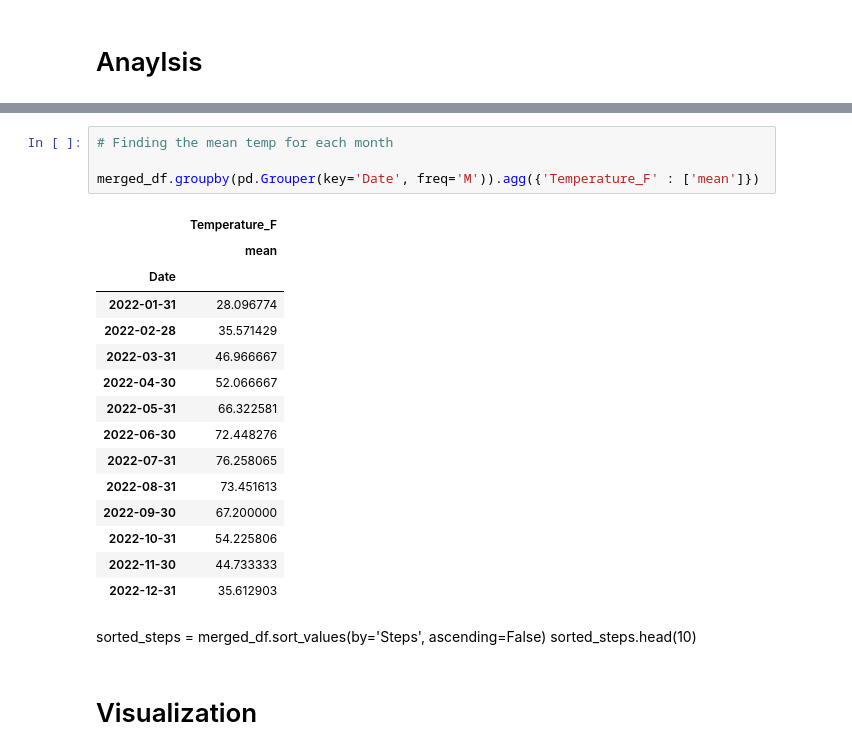
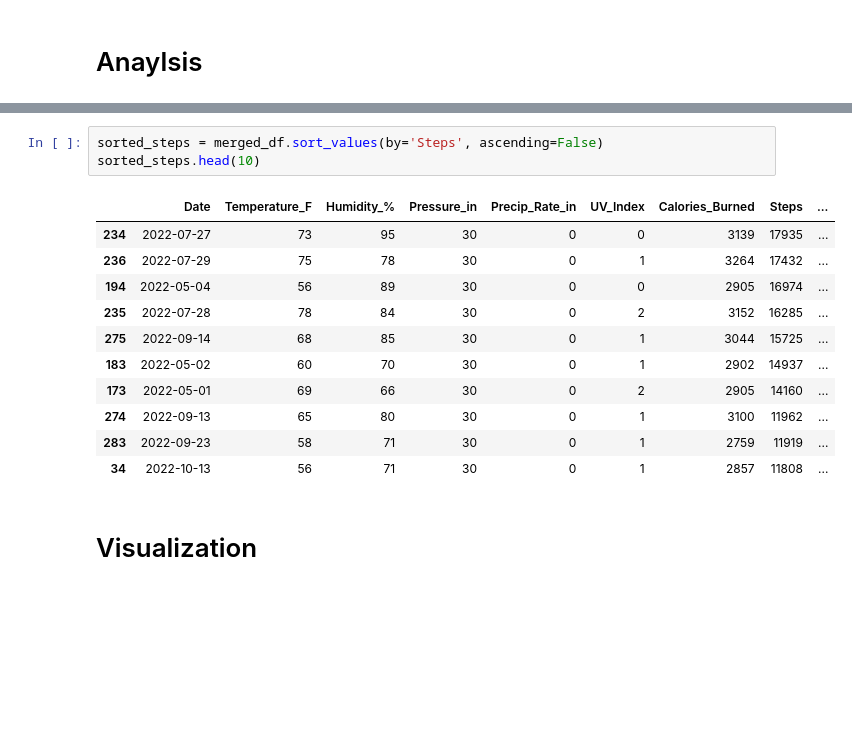
Before and after one commit to RebeccaVachon/Weather_Effects, a Jupyter notebook: comparison.ipynb, the cells around one changed output, grey strips where cells are left out. Saved outputs shown, nothing was run; the diff lists cells and outputs as text; blank space fills up the shorter version.

```diff
--- a/comparison.ipynb
+++ b/comparison.ipynb
@@ -208,25 +161,17 @@ There were 56 days where the mean temperature was below freezing.
-# %%
-# Finding the mean temp for each month
-
-merged_df.groupby(pd.Grouper(key='Date', freq='M')).agg({'Temperature_F' : ['mean']})
-# %% [output]
-|  | Temperature_F |
-|  | mean |
-| Date |  |
-| 2022-01-31 | 28.096774 |
-| 2022-02-28 | 35.571429 |
-| 2022-03-31 | 46.966667 |
-| 2022-04-30 | 52.066667 |
-| 2022-05-31 | 66.322581 |
-| 2022-06-30 | 72.448276 |
-| 2022-07-31 | 76.258065 |
-| 2022-08-31 | 73.451613 |
-| 2022-09-30 | 67.200000 |
-| 2022-10-31 | 54.225806 |
-| 2022-11-30 | 44.733333 |
-| 2022-12-31 | 35.612903 |
-# %% [markdown]
-sorted_steps = merged_df.sort_values(by='Steps', ascending=False)
-sorted_steps.head(10)
+# %%
+sorted_steps = merged_df.sort_values(by='Steps', ascending=False)
+sorted_steps.head(10)
+# %% [output]
+|  | Date | Temperature_F | Humidity_% | Pressure_in | Precip_Rate_in | UV_Index | Calories_Burned | Steps | ... |
+| 234 | 2022-07-27 | 73 | 95 | 30 | 0 | 0 | 3139 | 17935 | ... |
+| 236 | 2022-07-29 | 75 | 78 | 30 | 0 | 1 | 3264 | 17432 | ... |
+| 194 | 2022-05-04 | 56 | 89 | 30 | 0 | 0 | 2905 | 16974 | ... |
+| 235 | 2022-07-28 | 78 | 84 | 30 | 0 | 2 | 3152 | 16285 | ... |
+| 275 | 2022-09-14 | 68 | 85 | 30 | 0 | 1 | 3044 | 15725 | ... |
+| 183 | 2022-05-02 | 60 | 70 | 30 | 0 | 1 | 2902 | 14937 | ... |
+| 173 | 2022-05-01 | 69 | 66 | 30 | 0 | 2 | 2905 | 14160 | ... |
+| 274 | 2022-09-13 | 65 | 80 | 30 | 0 | 1 | 3100 | 11962 | ... |
+| 283 | 2022-09-23 | 58 | 71 | 30 | 0 | 1 | 2759 | 11919 | ... |
+| 34 | 2022-10-13 | 56 | 71 | 30 | 0 | 1 | 2857 | 11808 | ... |
 # %% [markdown]
 # Visualization
```
Also changed, not shown: parts of 18 cells of this notebook.
